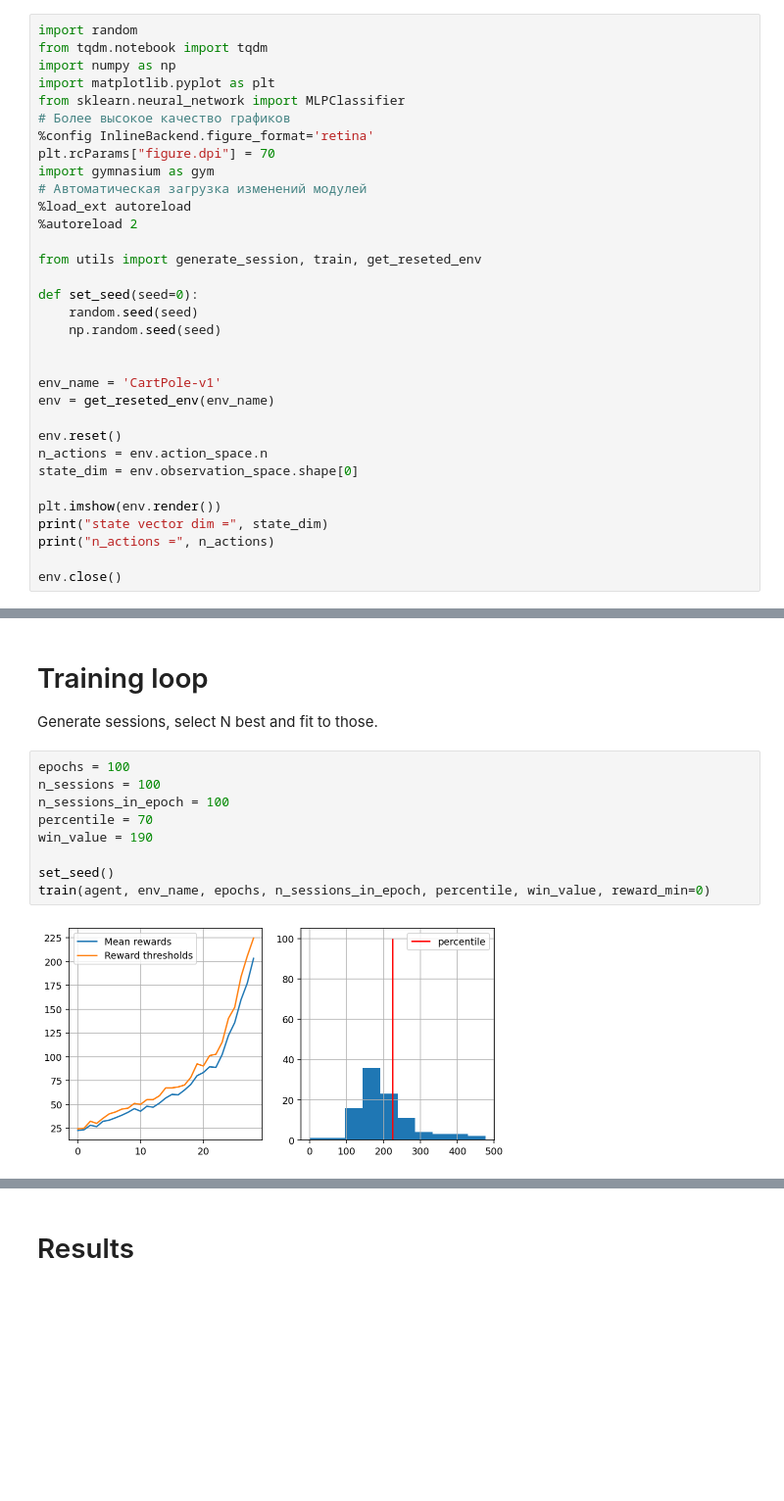
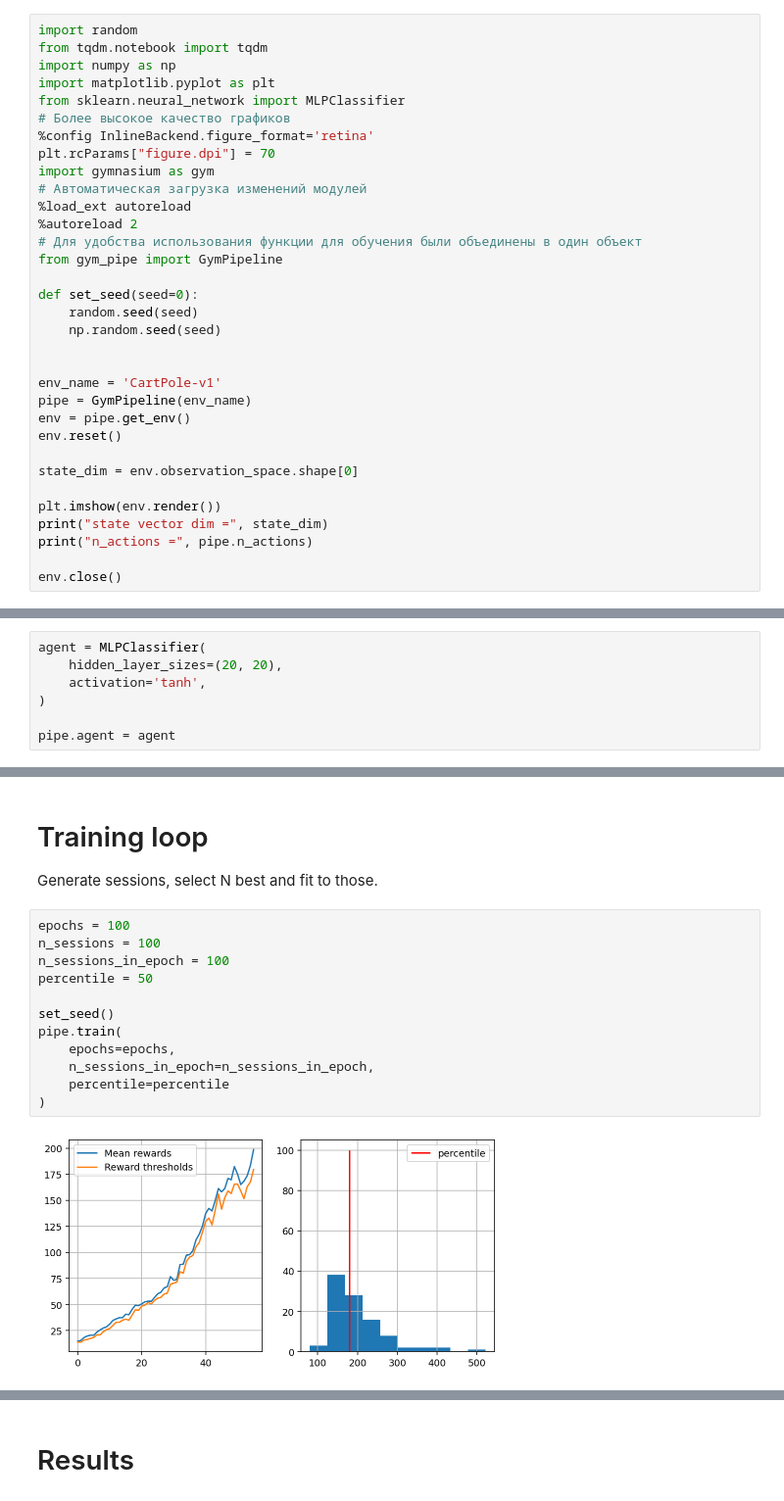
Before and after one commit to AndBoyS/RL-course, a Jupyter notebook: hw1/deep-crossentropy-method.ipynb, the cells around one changed output, grey strips where cells are left out. Shown: that part at 98% size. Drawn from its saved outputs; the diff is of its cells as text; blank space fills up the shorter version.

```diff
--- a/hw1/deep-crossentropy-method.ipynb
+++ b/hw1/deep-crossentropy-method.ipynb
@@ -36,8 +36,8 @@ import gymnasium as gym
 # Автоматическая загрузка изменений модулей
 %load_ext autoreload
 %autoreload 2
-
-from utils import generate_session, train, get_reseted_env
+# Для удобства использования функции для обучения были объединены в один объект
+from gym_pipe import GymPipeline
 
 def set_seed(seed=0):
     random.seed(seed)
@@ -45,15 +45,15 @@ def set_seed(seed=0):
 
 
 env_name = 'CartPole-v1'
-env = get_reseted_env(env_name)
+pipe = GymPipeline(env_name)
+env = pipe.get_env()
+env.reset()
 
-env.reset()
-n_actions = env.action_space.n
 state_dim = env.observation_space.shape[0]
 
 plt.imshow(env.render())
 print("state vector dim =", state_dim)
-print("n_actions =", n_actions)
+print("n_actions =", pipe.n_actions)
 
 env.close()
 # %% [output]
@@ -89 +79,8 @@ MLPClassifier(activation='tanh', hidden_layer_sizes=(20, 20))
+# %%
+agent = MLPClassifier(
+    hidden_layer_sizes=(20, 20),
+    activation='tanh',
+)
+
+pipe.agent = agent
 # %%
@@ -112,11 +110,14 @@ Generate sessions, select N best and fit to those.
 # %%
 epochs = 100
 n_sessions = 100
 n_sessions_in_epoch = 100
-percentile = 70
-win_value = 190
+percentile = 50
 
 set_seed()
-train(agent, env_name, epochs, n_sessions_in_epoch, percentile, win_value, reward_min=0)
+pipe.train(
+    epochs=epochs,
+    n_sessions_in_epoch=n_sessions_in_epoch,
+    percentile=percentile
+)
 # %% [output]
-[figure, old version]
+[figure, new version]
```
Also changed, not shown: parts of 16 cells of this notebook, 3 other files.
